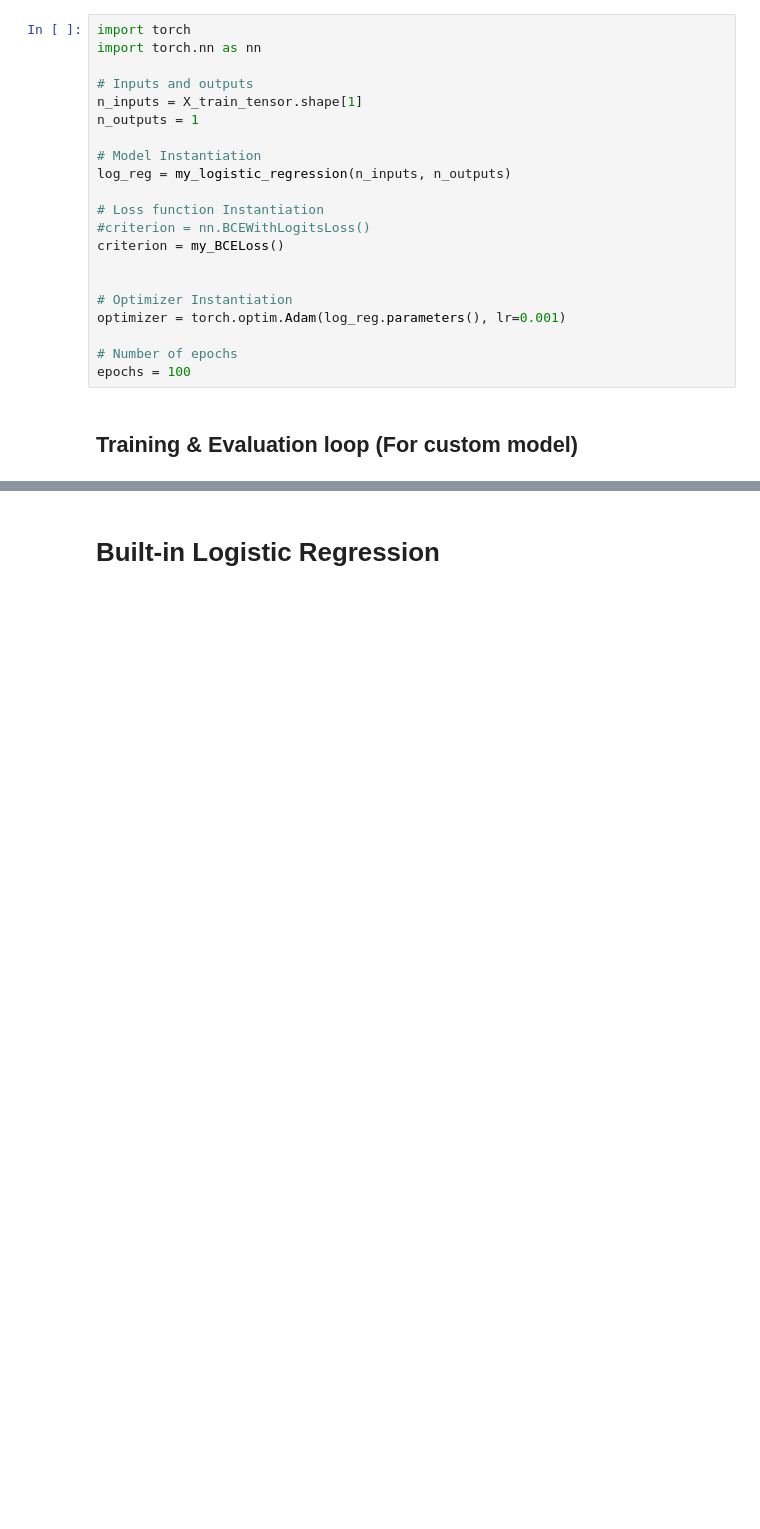
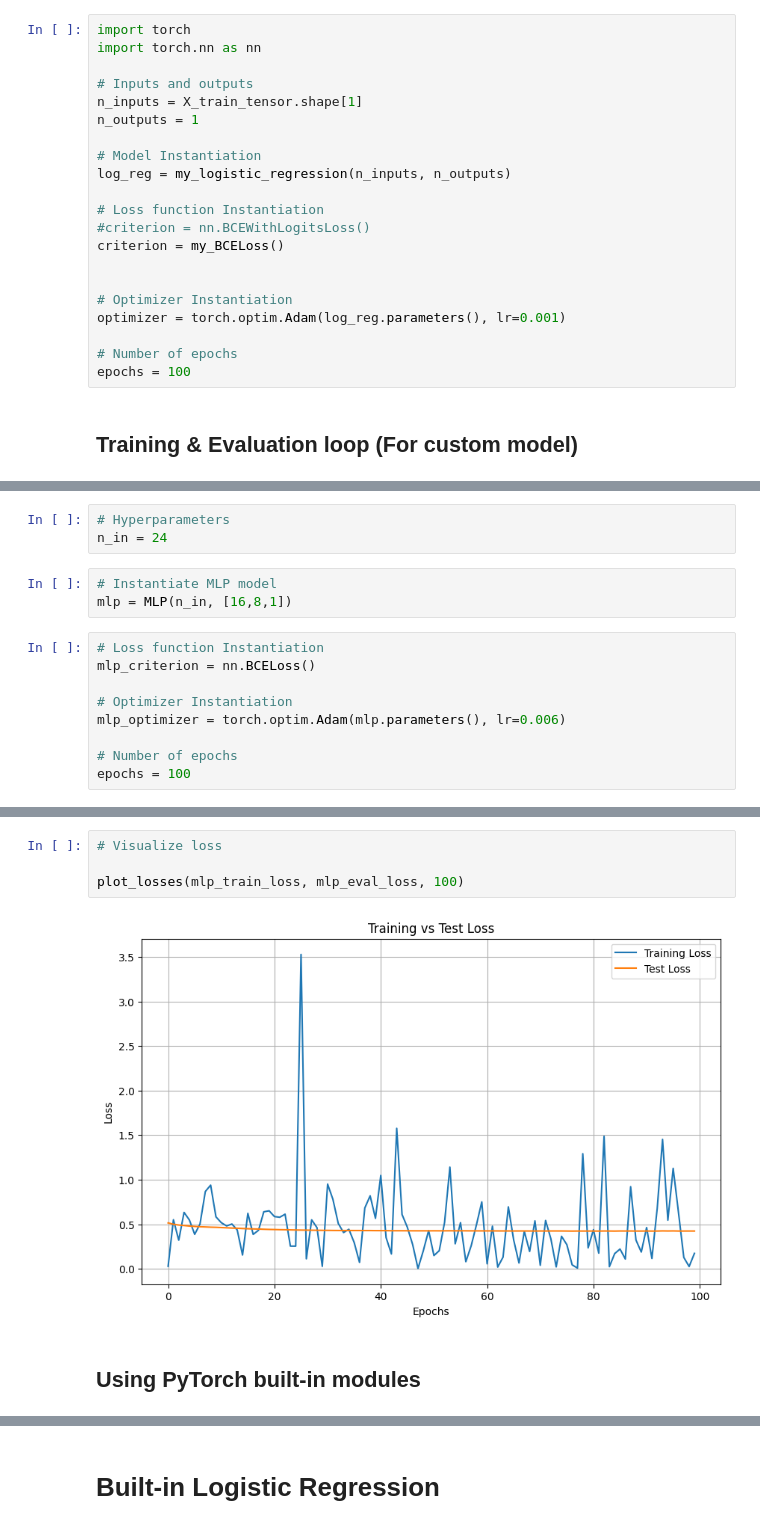
Before and after one commit to chijunzheng/Telco_churn-PyTorch-vs.-SkLearn, a Jupyter notebook: telco-churn.ipynb, the cells around one changed output, grey strips where cells are left out. Drawn from its saved outputs; the diff is of its cells as text; blank space fills up the shorter version.

Commit message:
completed custom MLP & MLP_PyTorch

```diff
--- a/telco-churn.ipynb
+++ b/telco-churn.ipynb
@@ -985,0 +1060,15 @@ plot_losses(train_loss, eval_loss, 100)
+# %%
+# Hyperparameters
+n_in = 24
+# %%
+# Instantiate MLP model
+mlp = MLP(n_in, [16,8,1])
+# %%
+# Loss function Instantiation
+mlp_criterion = nn.BCELoss()
+
+# Optimizer Instantiation
+mlp_optimizer = torch.optim.Adam(mlp.parameters(), lr=0.006)
+
+# Number of epochs
+epochs = 100
@@ -985,0 +1141,8 @@ plot_losses(train_loss, eval_loss, 100)
+# %%
+# Visualize loss
+
+plot_losses(mlp_train_loss, mlp_eval_loss, 100)
+# %% [output]
+[figure, added]
+# %% [markdown]
+## Using PyTorch built-in modules
```
Also changed, not shown: parts of 30 cells of this notebook.
